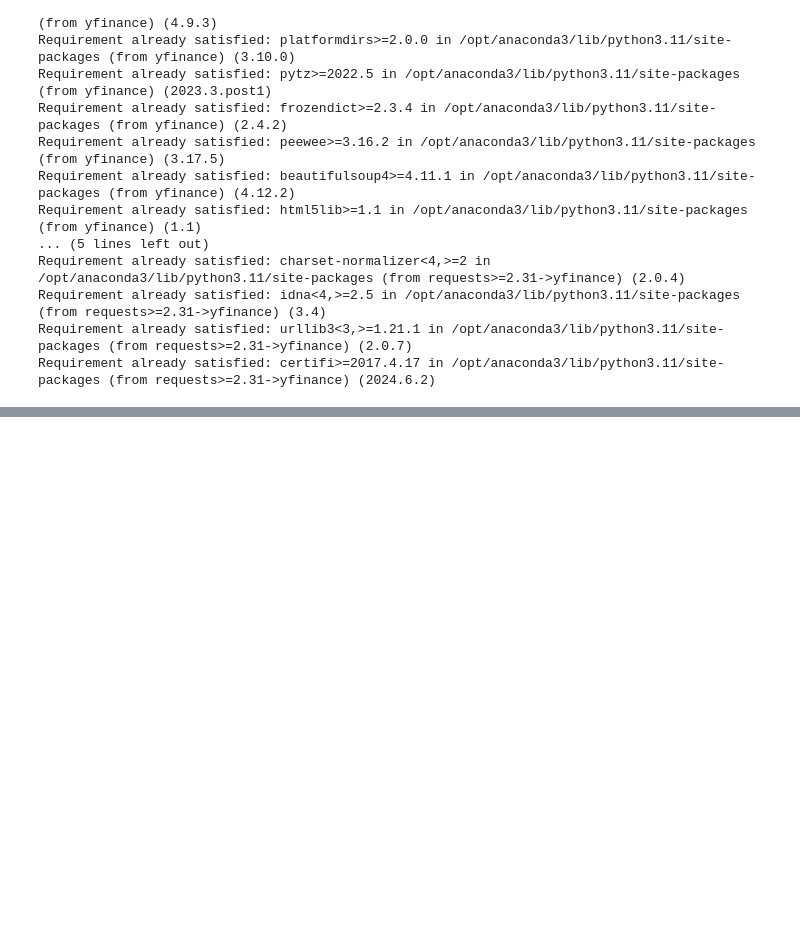
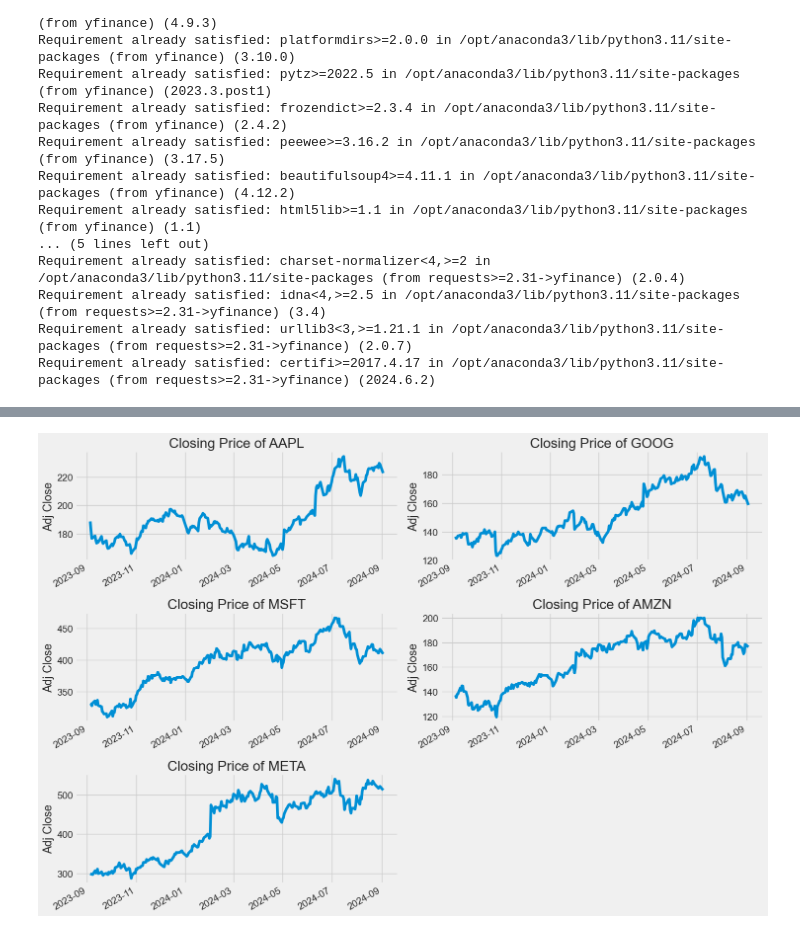
Before and after one commit to DioSurreal/Stock-Market-Analysis-and-Prediction-using-LSTM-and-PyTorch, a Jupyter notebook: AnalysisAndPrediction.ipynb, the cells around one changed output, grey strips where cells are left out. Cells and saved outputs as stored; diff of their text form; code cells hidden in the pictures; blank space fills up the shorter version.

```diff
--- a/AnalysisAndPrediction.ipynb
+++ b/AnalysisAndPrediction.ipynb
@@ -34,3 +34,20 @@ import yfinance as yf
 yf.pdr_override()
 
 from datetime import datetime
+# %%
+tech_list = ['AAPL', 'GOOG', 'MSFT', 'AMZN','META']
+
+tech_list = ['AAPL', 'GOOG', 'MSFT', 'AMZN','META']
+
+end = datetime.now()
+start = datetime(end.year - 1, end.month, end.day)
+
+for stock in tech_list:
+    globals()[stock] = yf.download(stock, start, end)
+
+
+company_list = [AAPL, GOOG, MSFT, AMZN, META]
+company_name = ["APPLE", "GOOGLE", "MICROSOFT", "AMAZON","META"]
+
+for company, com_name in zip(company_list, company_name):
+    company["company_name"] = com_name
@@ -36,0 +120,15 @@ from datetime import datetime
+# %%
+#Closing Price
+plt.figure(figsize=(15, 10))
+plt.subplots_adjust(top=1.25, bottom=1.2)
+
+for i, company in enumerate(company_list, 1):
+    plt.subplot(3, 2, i)
+    company['Adj Close'].plot()
+    plt.ylabel('Adj Close')
+    plt.xlabel(None)
+    plt.title(f"Closing Price of {tech_list[i - 1]}")
+
+plt.tight_layout()
+# %% [output]
+[figure, added]
```
Also changed, not shown: parts of 13 cells of this notebook.
